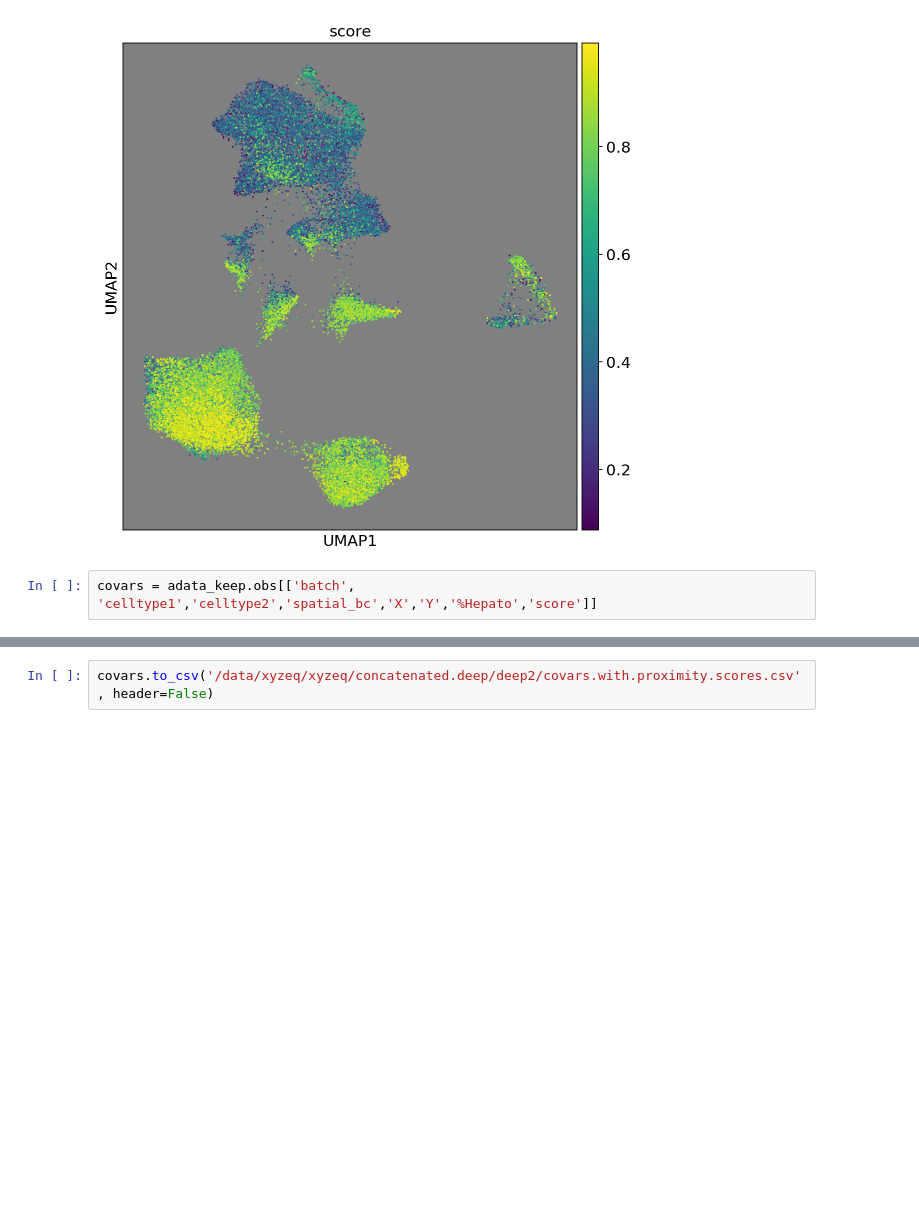
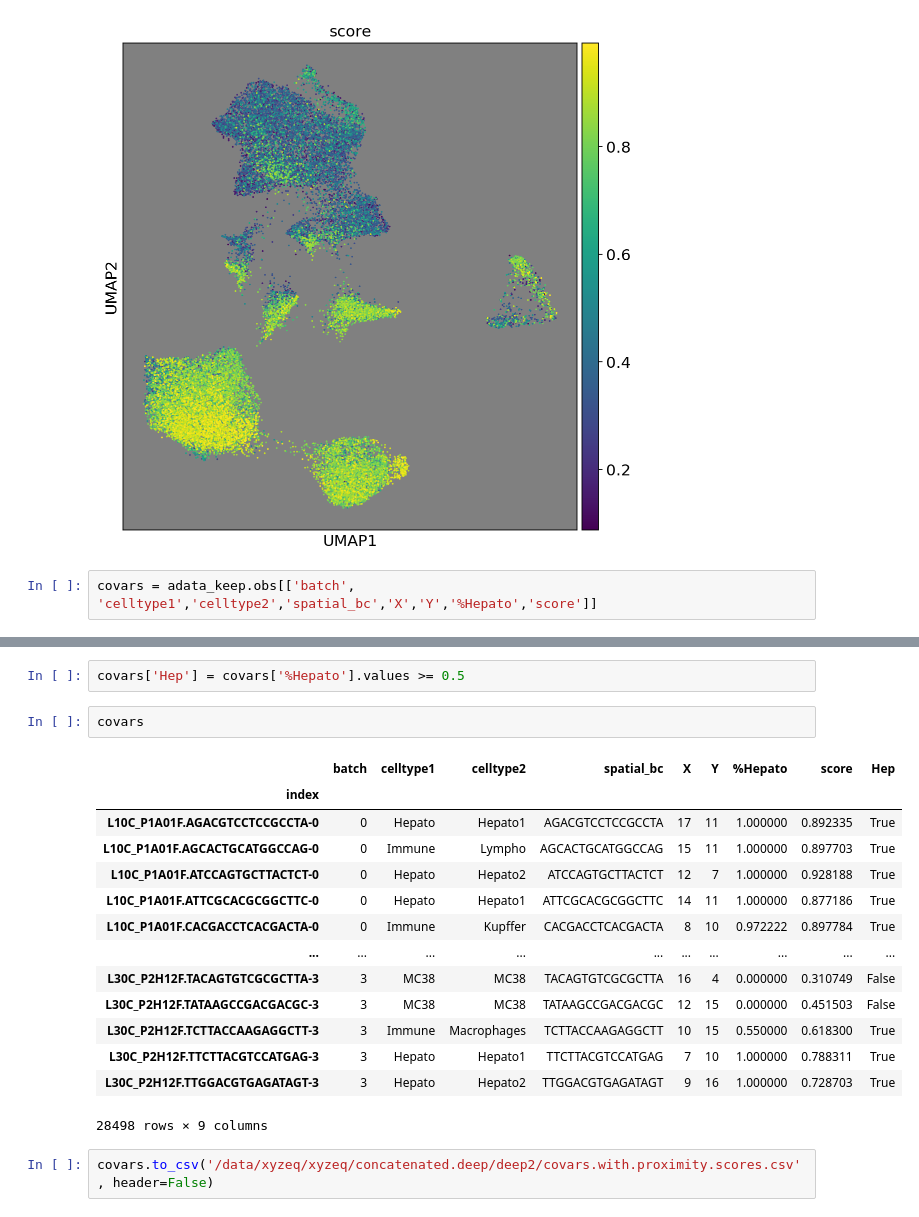
Before and after one commit to yelabucsf/spatial, a Jupyter notebook: spatial.notebooks/hex.images.analysis.ipynb, the cells around one changed output, grey strips where cells are left out. Saved outputs shown, nothing was run; the diff lists cells and outputs as text; blank space fills up the shorter version.

```diff
--- a/spatial.notebooks/hex.images.analysis.ipynb
+++ b/spatial.notebooks/hex.images.analysis.ipynb
@@ -532,2 +535,21 @@ covars = adata_keep.obs[['batch', 'celltype1','celltype2','spatial_bc','X','Y','
+# %%
+covars['Hep'] = covars['%Hepato'].values >= 0.5
+# %%
+covars
+# %% [output]
+|  | batch | celltype1 | celltype2 | spatial_bc | X | Y | %Hepato | score | Hep |
+| index |  |  |  |  |  |  |  |  |  |
+| L10C_P1A01F.AGACGTCCTCCGCCTA-0 | 0 | Hepato | Hepato1 | AGACGTCCTCCGCCTA | 17 | 11 | 1.000000 | 0.892335 | True |
+| L10C_P1A01F.AGCACTGCATGGCCAG-0 | 0 | Immune | Lympho | AGCACTGCATGGCCAG | 15 | 11 | 1.000000 | 0.897703 | True |
+| L10C_P1A01F.ATCCAGTGCTTACTCT-0 | 0 | Hepato | Hepato2 | ATCCAGTGCTTACTCT | 12 | 7 | 1.000000 | 0.928188 | True |
+| L10C_P1A01F.ATTCGCACGCGGCTTC-0 | 0 | Hepato | Hepato1 | ATTCGCACGCGGCTTC | 14 | 11 | 1.000000 | 0.877186 | True |
+| L10C_P1A01F.CACGACCTCACGACTA-0 | 0 | Immune | Kupffer | CACGACCTCACGACTA | 8 | 10 | 0.972222 | 0.897784 | True |
+| ... | ... | ... | ... | ... | ... | ... | ... | ... | ... |
+| L30C_P2H12F.TACAGTGTCGCGCTTA-3 | 3 | MC38 | MC38 | TACAGTGTCGCGCTTA | 16 | 4 | 0.000000 | 0.310749 | False |
+| L30C_P2H12F.TATAAGCCGACGACGC-3 | 3 | MC38 | MC38 | TATAAGCCGACGACGC | 12 | 15 | 0.000000 | 0.451503 | False |
+| L30C_P2H12F.TCTTACCAAGAGGCTT-3 | 3 | Immune | Macrophages | TCTTACCAAGAGGCTT | 10 | 15 | 0.550000 | 0.618300 | True |
+| L30C_P2H12F.TTCTTACGTCCATGAG-3 | 3 | Hepato | Hepato1 | TTCTTACGTCCATGAG | 7 | 10 | 1.000000 | 0.788311 | True |
+| L30C_P2H12F.TTGGACGTGAGATAGT-3 | 3 | Hepato | Hepato2 | TTGGACGTGAGATAGT | 9 | 16 | 1.000000 | 0.728703 | True |
+28498 rows × 9 columns
 # %%
 covars.to_csv('/data/xyzeq/xyzeq/concatenated.deep/deep2/covars.with.proximity.scores.csv', header=False)
```
Also changed, not shown: parts of 5 cells of this notebook, 8 other files.
